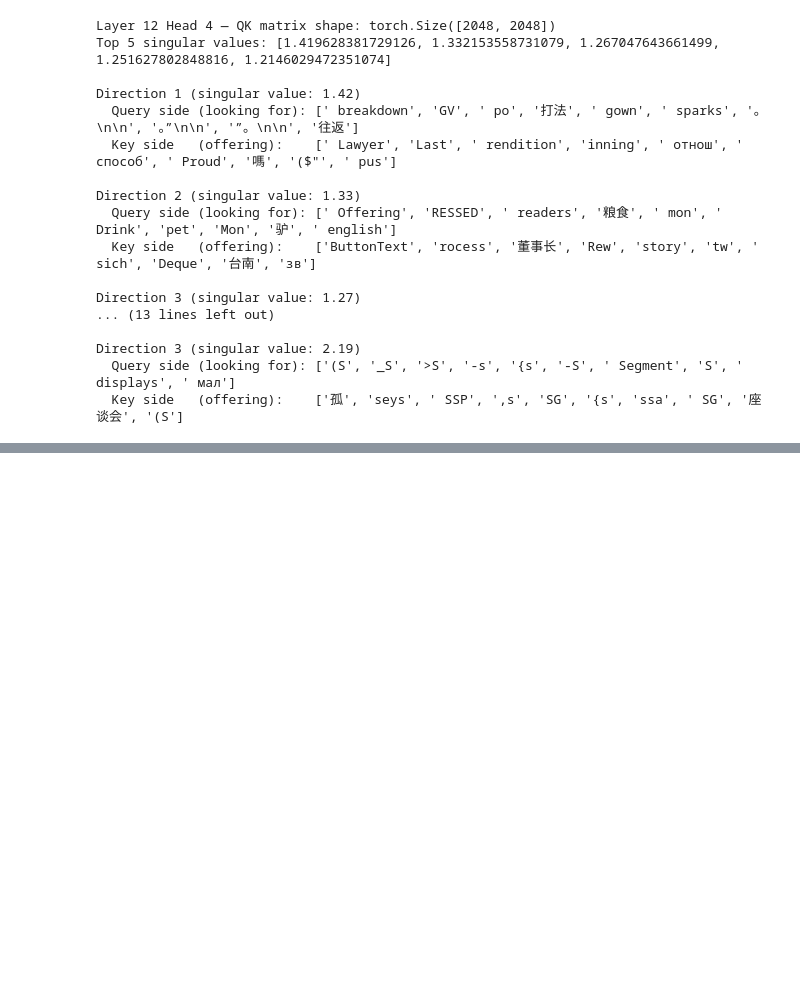
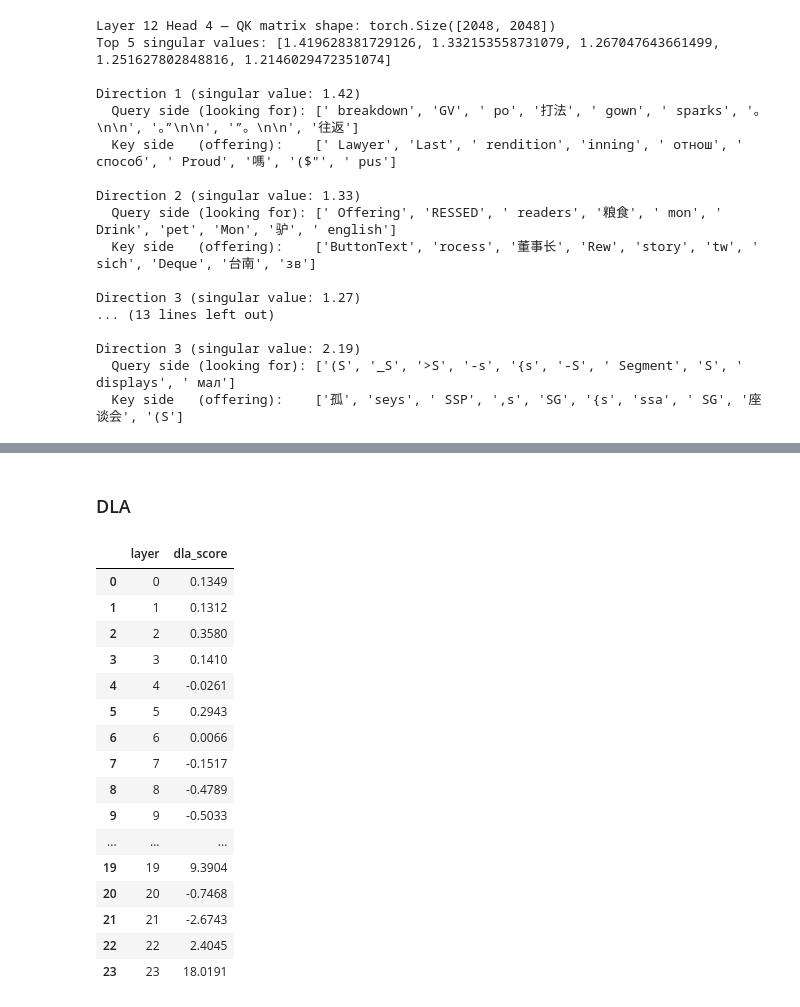
Before and after one commit to metarun/Mechanistic-Interpretability-Exploration, a Jupyter notebook: Activation_Patching_.ipynb, the cells around one changed output, grey strips where cells are left out. Saved outputs shown, nothing was run; the diff lists cells and outputs as text; code cells hidden in the pictures; blank space fills up the shorter version.

```diff
--- a/Activation_Patching_.ipynb
+++ b/Activation_Patching_.ipynb
@@ -1410,0 +1827,23 @@ plot_attention_pattern(model, corrupted_prompt, layer=12, heads=[4])
+# %% [markdown]
+### DLA
+# %%
+df_layer = compute_layer_dla(model, clean_cache, stats)
+df_layer
+# %% [output]
+|  | layer | dla_score |
+| 0 | 0 | 0.1349 |
+| 1 | 1 | 0.1312 |
+| 2 | 2 | 0.3580 |
+| 3 | 3 | 0.1410 |
+| 4 | 4 | -0.0261 |
+| 5 | 5 | 0.2943 |
+| 6 | 6 | 0.0066 |
+| 7 | 7 | -0.1517 |
+| 8 | 8 | -0.4789 |
+| 9 | 9 | -0.5033 |
+| ... | ... | ... |
+| 19 | 19 | 9.3904 |
+| 20 | 20 | -0.7468 |
+| 21 | 21 | -2.6743 |
+| 22 | 22 | 2.4045 |
+| 23 | 23 | 18.0191 |
```
Also changed, not shown: parts of 29 cells of this notebook.
